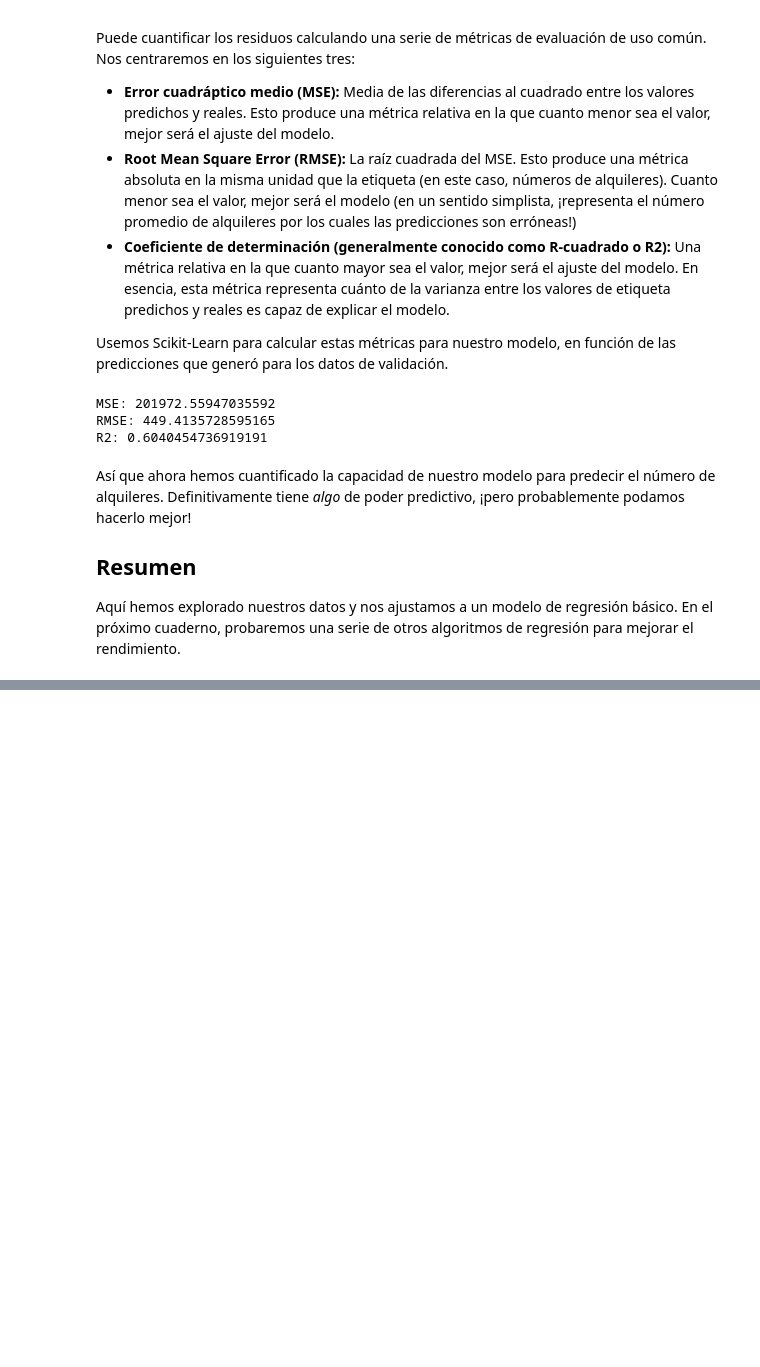
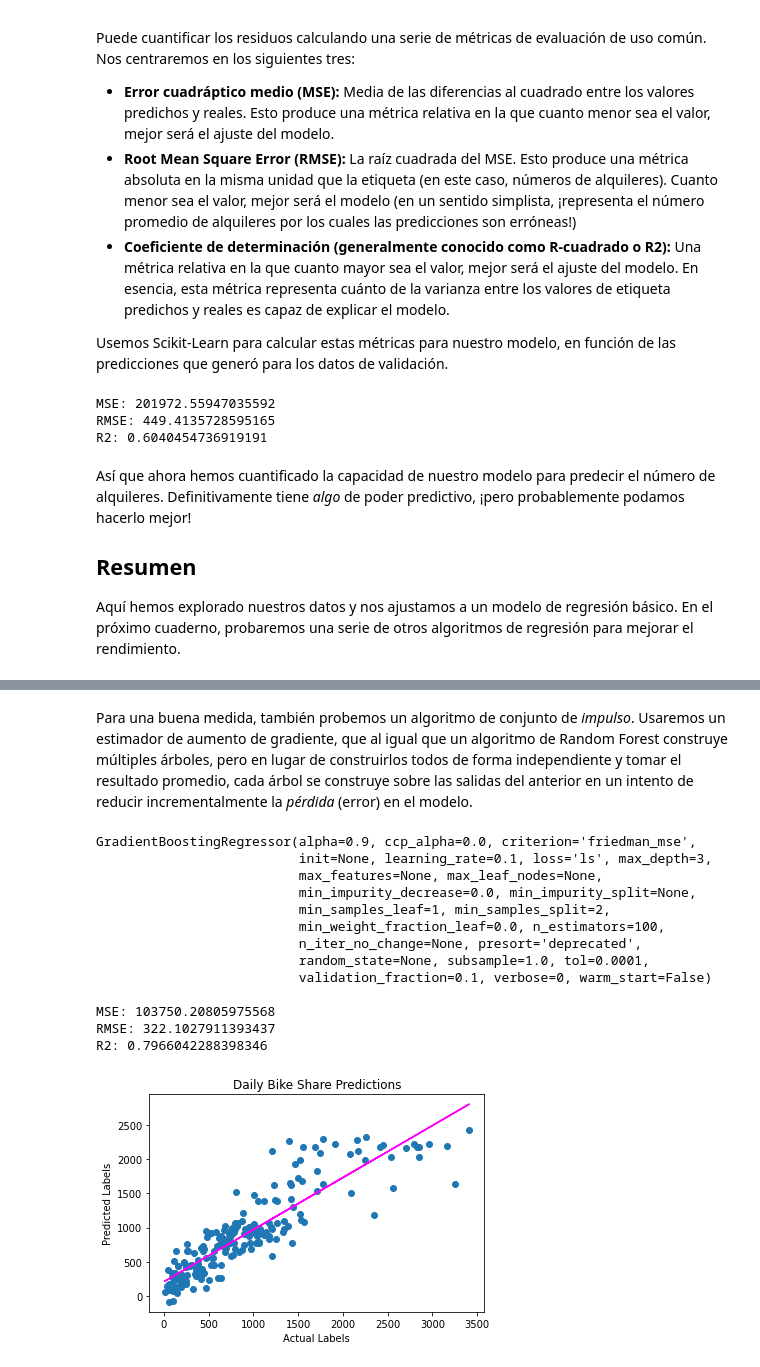
Before and after one commit to DMichelA/Extraccion-de-conocimientos-de-base-de-datos, a Jupyter notebook: Entrenar_y_evaluar_modelos_de_regresion.ipynb, the cells around one changed output, grey strips where cells are left out. Saved outputs shown, nothing was run; the diff lists cells and outputs as text; code cells hidden in the pictures; blank space fills up the shorter version.

```diff
--- a/Entrenar_y_evaluar_modelos_de_regresion.ipynb
+++ b/Entrenar_y_evaluar_modelos_de_regresion.ipynb
@@ -453,0 +683,44 @@ Aquí hemos explorado nuestros datos y nos ajustamos a un modelo de regresión b
+# %% [markdown]
+Para una buena medida, también probemos un algoritmo de conjunto de *impulso*. Usaremos un estimador de aumento de gradiente, que al igual que un algoritmo de Random Forest construye múltiples árboles, pero en lugar de construirlos todos de forma independiente y tomar el resultado promedio, cada árbol se construye sobre las salidas del anterior en un intento de reducir incrementalmente la *pérdida* (error) en el modelo.
+# %%
+# Entrenar el modelo
+from sklearn.ensemble import GradientBoostingRegressor
+
+# Ajustar un modelo de lazo en el conjunto de entrenamiento
+model = GradientBoostingRegressor().fit(X_train, y_train)
+print (model, "\n")
+
+# Evaluar el modelo utilizando los datos de prueba
+predictions = model.predict(X_test)
+mse = mean_squared_error(y_test, predictions)
+print("MSE:", mse)
+rmse = np.sqrt(mse)
+print("RMSE:", rmse)
+r2 = r2_score(y_test, predictions)
+print("R2:", r2)
+
+# Gráfico predicho vs real
+plt.scatter(y_test, predictions)
+plt.xlabel('Actual Labels')
+plt.ylabel('Predicted Labels')
+plt.title('Daily Bike Share Predictions')
+# Superponer la línea de regresión
+z = np.polyfit(y_test, predictions, 1)
+p = np.poly1d(z)
+plt.plot(y_test,p(y_test), color='magenta')
+plt.show()
+# %% [output]
+GradientBoostingRegressor(alpha=0.9, ccp_alpha=0.0, criterion='friedman_mse',
+                          init=None, learning_rate=0.1, loss='ls', max_depth=3,
+                          max_features=None, max_leaf_nodes=None,
+                          min_impurity_decrease=0.0, min_impurity_split=None,
+                          min_samples_leaf=1, min_samples_split=2,
+                          min_weight_fraction_leaf=0.0, n_estimators=100,
+                          n_iter_no_change=None, presort='deprecated',
+                          random_state=None, subsample=1.0, tol=0.0001,
+                          validation_fraction=0.1, verbose=0, warm_start=False)
+
+MSE: 103750.20805975568
+RMSE: 322.1027911393437
+R2: 0.7966042288398346
+[figure, added]
```
Also changed, not shown: parts of 39 cells of this notebook.
